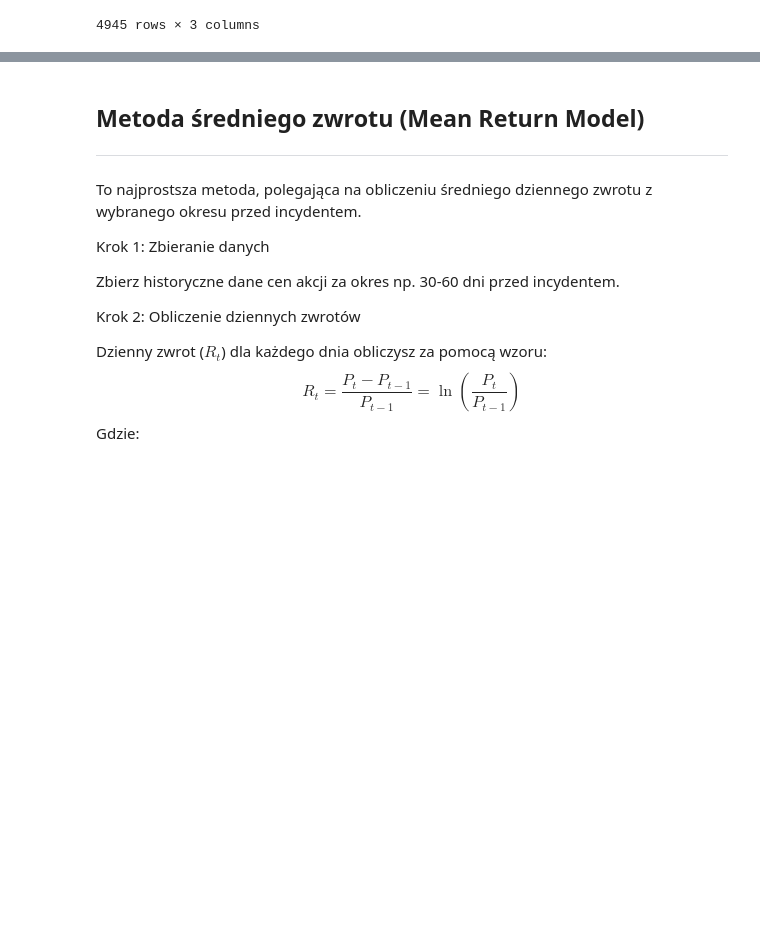
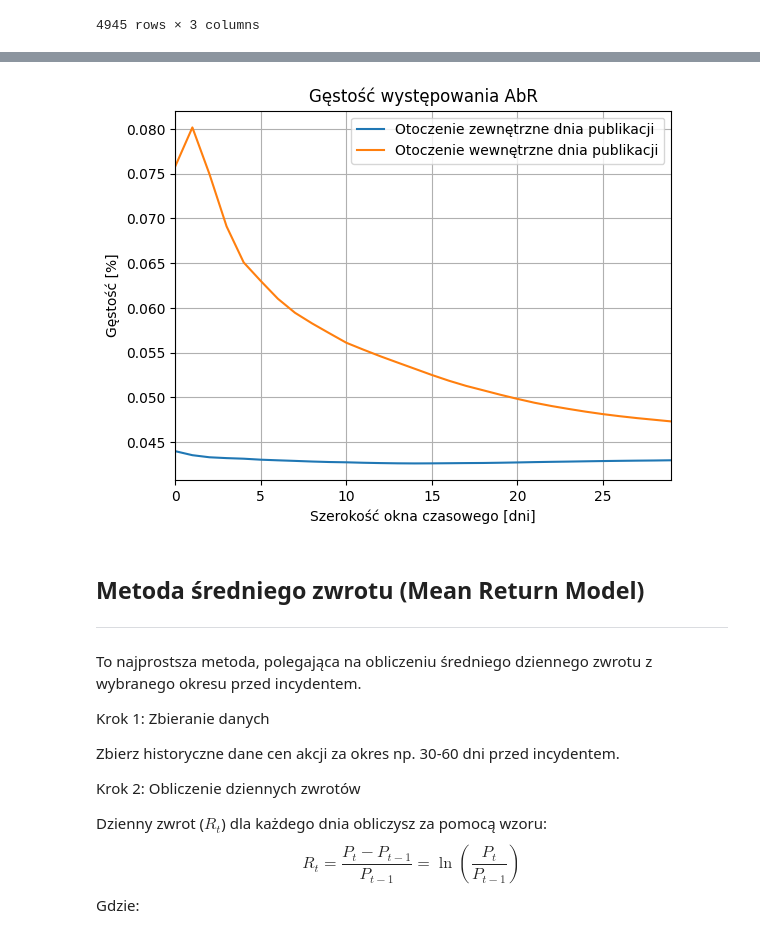
Before and after one commit to antonibezdzietny/FinancialReportsImpact, a Jupyter notebook: analysis/eventDetectionStockMarket.ipynb, the cells around one changed output, grey strips where cells are left out. Cells and saved outputs as stored; diff of their text form; code cells hidden in the pictures; blank space fills up the shorter version.

```diff
--- a/analysis/eventDetectionStockMarket.ipynb
+++ b/analysis/eventDetectionStockMarket.ipynb
@@ -75,3 +138,15 @@ market_data
+# %%
+plt.plot(analysis_space, density_outside, label="Otoczenie zewnętrzne dnia publikacji")
+plt.plot(analysis_space, density_inside, label="Otoczenie wewnętrzne dnia publikacji")
+plt.title("Gęstość występowania AbR")
+plt.xlabel("Szerokość okna czasowego [dni]")
+plt.ylabel("Gęstość [%]")
+plt.xlim([0,29])
+plt.legend()
+plt.grid()
+plt.show()
+# %% [output]
+[figure, added]
 # %% [markdown]
 ## Metoda średniego zwrotu (Mean Return Model)
 ---
```
Also changed, not shown: parts of 3 cells of this notebook, 2 other files.
